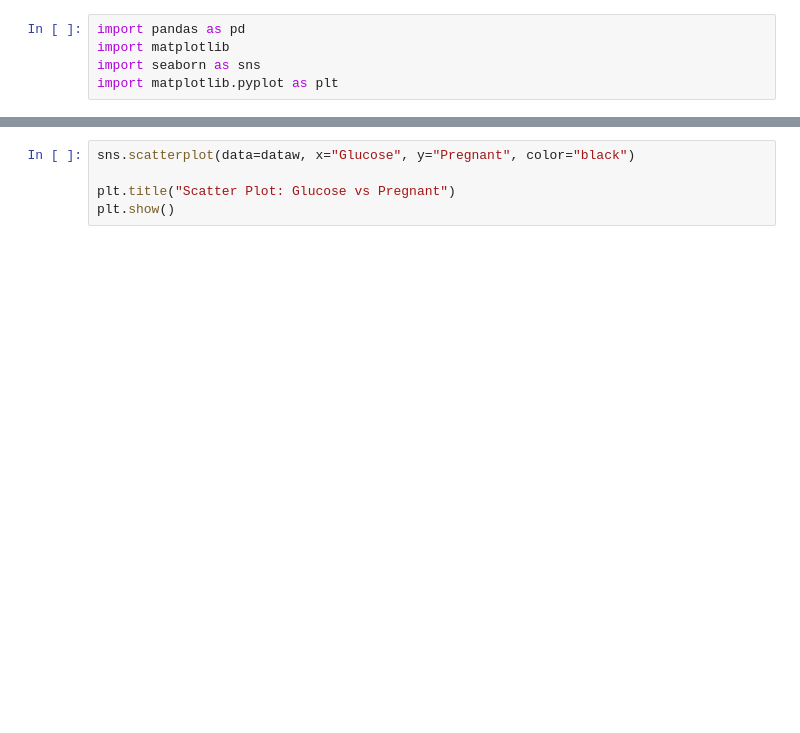
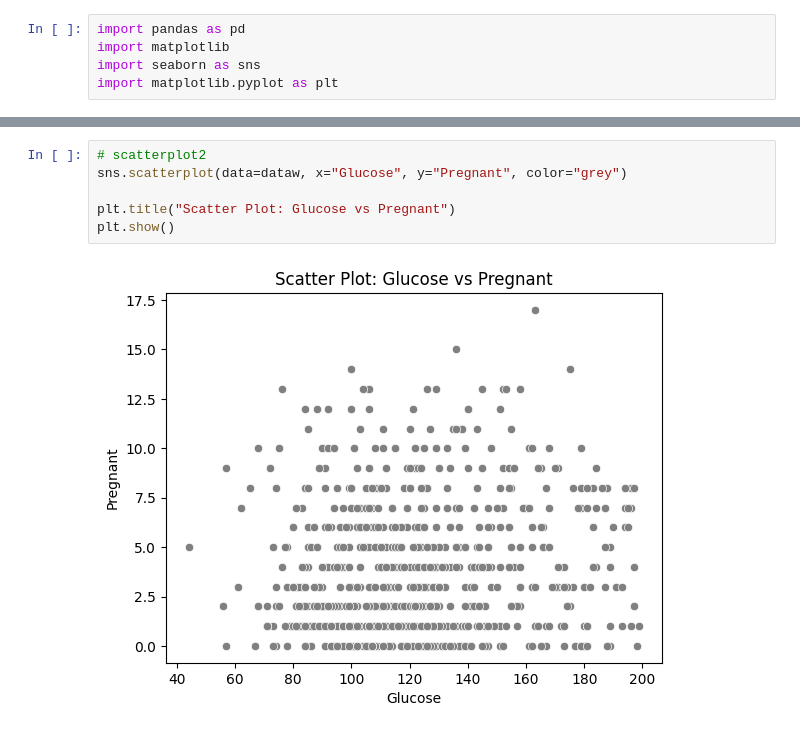
Before and after one commit to NGIYEG/Scientific-Computing, a Jupyter notebook: pandas_into/pandas_assignment.ipynb, the cells around one changed output, grey strips where cells are left out. Cells and saved outputs as stored; diff of their text form; blank space fills up the shorter version.

```diff
--- a/pandas_into/pandas_assignment.ipynb
+++ b/pandas_into/pandas_assignment.ipynb
@@ -56,8 +197,11 @@ plt.show()
 # %%
-sns.scatterplot(data=dataw, x="Glucose", y="Pregnant", color="black")
+# scatterplot2
+sns.scatterplot(data=dataw, x="Glucose", y="Pregnant", color="grey")
 
 plt.title("Scatter Plot: Glucose vs Pregnant")
 plt.show()
+# %% [output]
+[figure, added]
 # %%
 # Compute the correlation matrix
 corr_matrix = dataw.corr()
```
Also changed, not shown: parts of 19 cells of this notebook.
